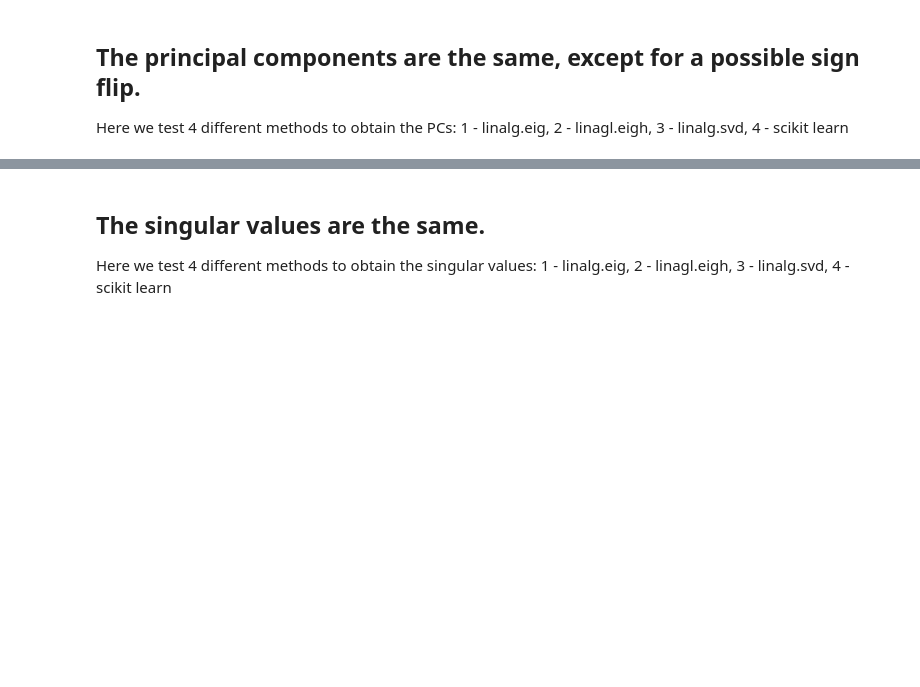
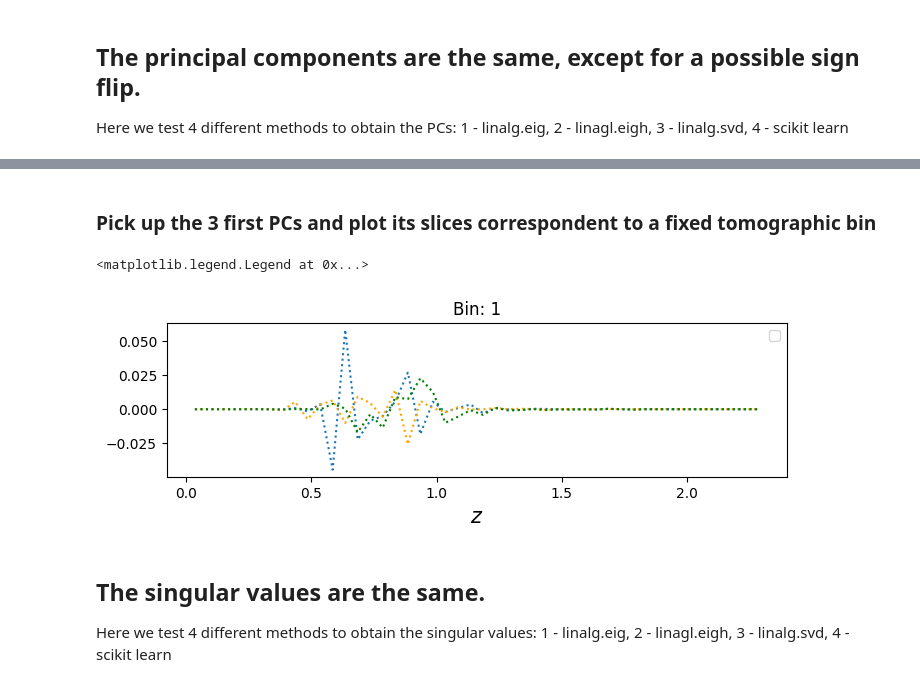
Before and after one commit to Roman-HLIS-Cosmology-PIT/cocoa_photoz, a Jupyter notebook: codes/example.ipynb, the cells around one changed output, grey strips where cells are left out. Saved outputs shown, nothing was run; the diff lists cells and outputs as text; code cells hidden in the pictures; blank space fills up the shorter version.

```diff
--- a/codes/example.ipynb
+++ b/codes/example.ipynb
@@ -105,3 +157,25 @@ axes[0,0].legend(loc='lower right')
+# %% [markdown]
+### Pick up the 3 first PCs and plot its slices correspondent to a fixed tomographic bin
+# %%
+k=0
+
+pci=4
+plt.figure(figsize=(8, 2))
+cs = ['C0','orange','green']
+
+for pci in range(3):
+    # plt.plot(z,svd_vecs[Nz*(k):Nz*(k+1):,pci],label=f'PC {pci}',c=cs[pci])
+    # plt.plot(z,svd_vecs[Nz*(k+1):Nz*(k+2):,pci],c=cs[pci])
+    # plt.plot(z,svd_vecs[Nz*(k+2):Nz*(k+3):,pci],c=cs[pci],ls='--')
+    plt.plot(z,svd_vecs[Nz*(k+3):Nz*(k+4):,pci],c=cs[pci],ls=':')
+    # plt.plot(z,svd_vecs[Nz*(k+4):Nz*(k+5):,pci],c=cs[pci],ls='-.')
+
+plt.title(f'Bin: {k+1}')
+plt.xlabel(r'$z$',fontsize=15)
+plt.legend(loc='best')
+# %% [output]
+<matplotlib.legend.Legend at 0x...>
+[figure, added]
 # %% [markdown]
 ## The singular values are the same.
 Here we test 4 different methods to obtain the singular values:   1 - linalg.eig,  2 - linagl.eigh,  3 - linalg.svd,  4 - scikit learn
```
Also changed, not shown: parts of 12 cells of this notebook, 1 other file.
